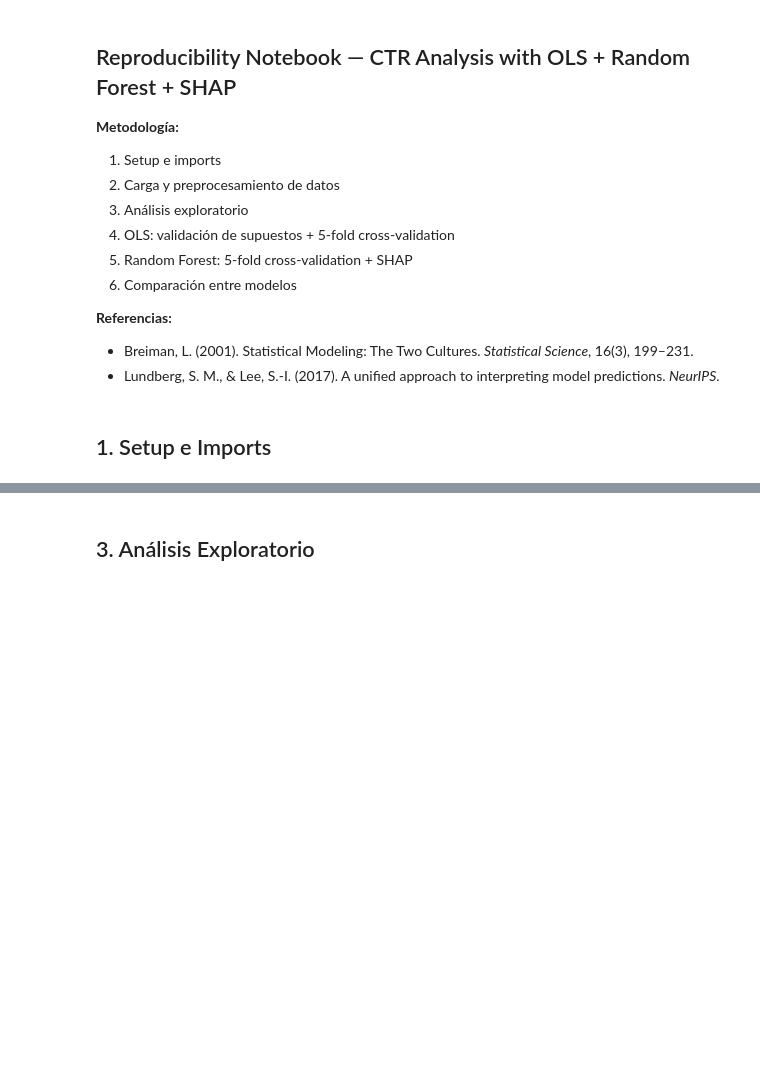
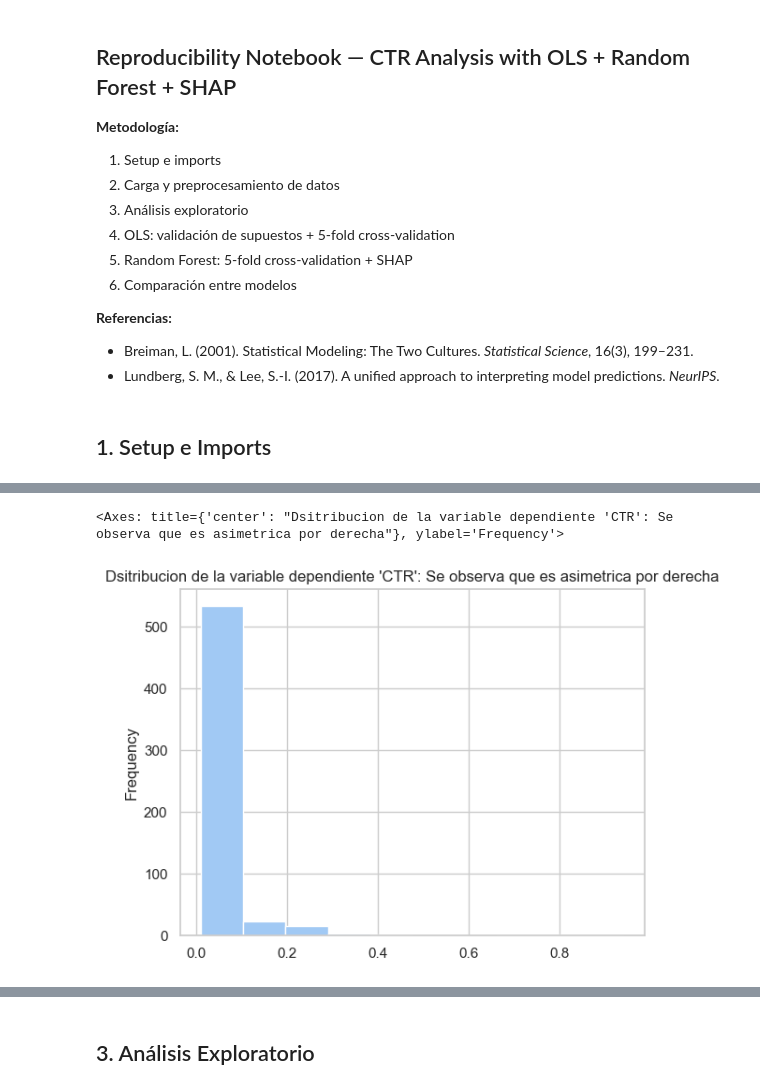
Before and after one commit to camilojaure/NarrativeLens, a Jupyter notebook: src/modeling/regression_analysis_thesis_v2.ipynb, the cells around one changed output, grey strips where cells are left out. Drawn from its saved outputs; the diff is of its cells as text; code cells hidden in the pictures; blank space fills up the shorter version.

```diff
--- a/src/modeling/regression_analysis_thesis_v2.ipynb
+++ b/src/modeling/regression_analysis_thesis_v2.ipynb
@@ -57,3 +75,8 @@ print(df.isna().sum()[df.isna().sum() > 0])
+# %%
+df['ctr'].plot(kind='hist', title="Dsitribucion de la variable dependiente 'CTR': Se observa que es asimetrica por derecha")
+# %% [output]
+<Axes: title={'center': "Dsitribucion de la variable dependiente 'CTR': Se observa que es asimetrica por derecha"}, ylabel='Frequency'>
+[figure, added]
 # %%
 # ── Tratamiento de nulos ──────────────────────────────────────────────────
 # talent_type: null = ausencia real de talento en el ad (no es dato faltante)
```
Also changed, not shown: parts of 6 cells of this notebook, 1 other file.
